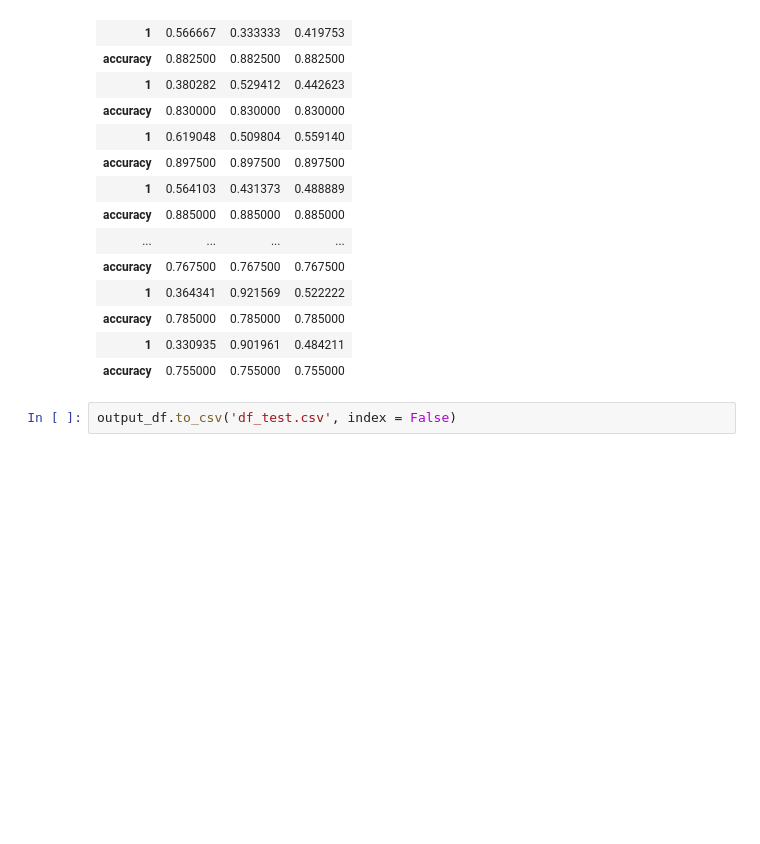
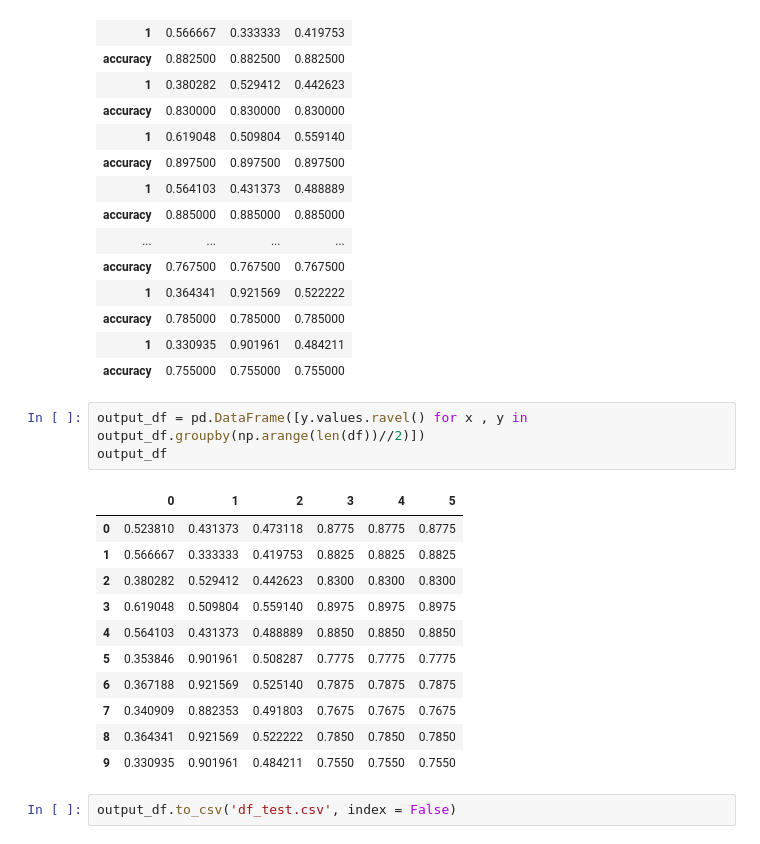
Before and after one commit to Qian8988/Final-Project-Team-7, a Jupyter notebook: all_models_red.ipynb, the cells around one changed output. Saved outputs shown, nothing was run; the diff lists cells and outputs as text; blank space fills up the shorter version.

Commit message:
output results

```diff
--- a/all_models_red.ipynb
+++ b/all_models_red.ipynb
@@ -759,5 +761,20 @@ output_df
 | accuracy | 0.785000 | 0.785000 | 0.785000 |
 | 1 | 0.330935 | 0.901961 | 0.484211 |
 | accuracy | 0.755000 | 0.755000 | 0.755000 |
+# %%
+output_df = pd.DataFrame([y.values.ravel() for x , y in output_df.groupby(np.arange(len(df))//2)])
+output_df
+# %% [output]
+|  | 0 | 1 | 2 | 3 | 4 | 5 |
+| 0 | 0.523810 | 0.431373 | 0.473118 | 0.8775 | 0.8775 | 0.8775 |
+| 1 | 0.566667 | 0.333333 | 0.419753 | 0.8825 | 0.8825 | 0.8825 |
+| 2 | 0.380282 | 0.529412 | 0.442623 | 0.8300 | 0.8300 | 0.8300 |
+| 3 | 0.619048 | 0.509804 | 0.559140 | 0.8975 | 0.8975 | 0.8975 |
+| 4 | 0.564103 | 0.431373 | 0.488889 | 0.8850 | 0.8850 | 0.8850 |
+| 5 | 0.353846 | 0.901961 | 0.508287 | 0.7775 | 0.7775 | 0.7775 |
+| 6 | 0.367188 | 0.921569 | 0.525140 | 0.7875 | 0.7875 | 0.7875 |
+| 7 | 0.340909 | 0.882353 | 0.491803 | 0.7675 | 0.7675 | 0.7675 |
+| 8 | 0.364341 | 0.921569 | 0.522222 | 0.7850 | 0.7850 | 0.7850 |
+| 9 | 0.330935 | 0.901961 | 0.484211 | 0.7550 | 0.7550 | 0.7550 |
 # %%
 output_df.to_csv('df_test.csv', index = False)
```
Also changed, not shown: parts of 1 cell of this notebook, 2 other files.
